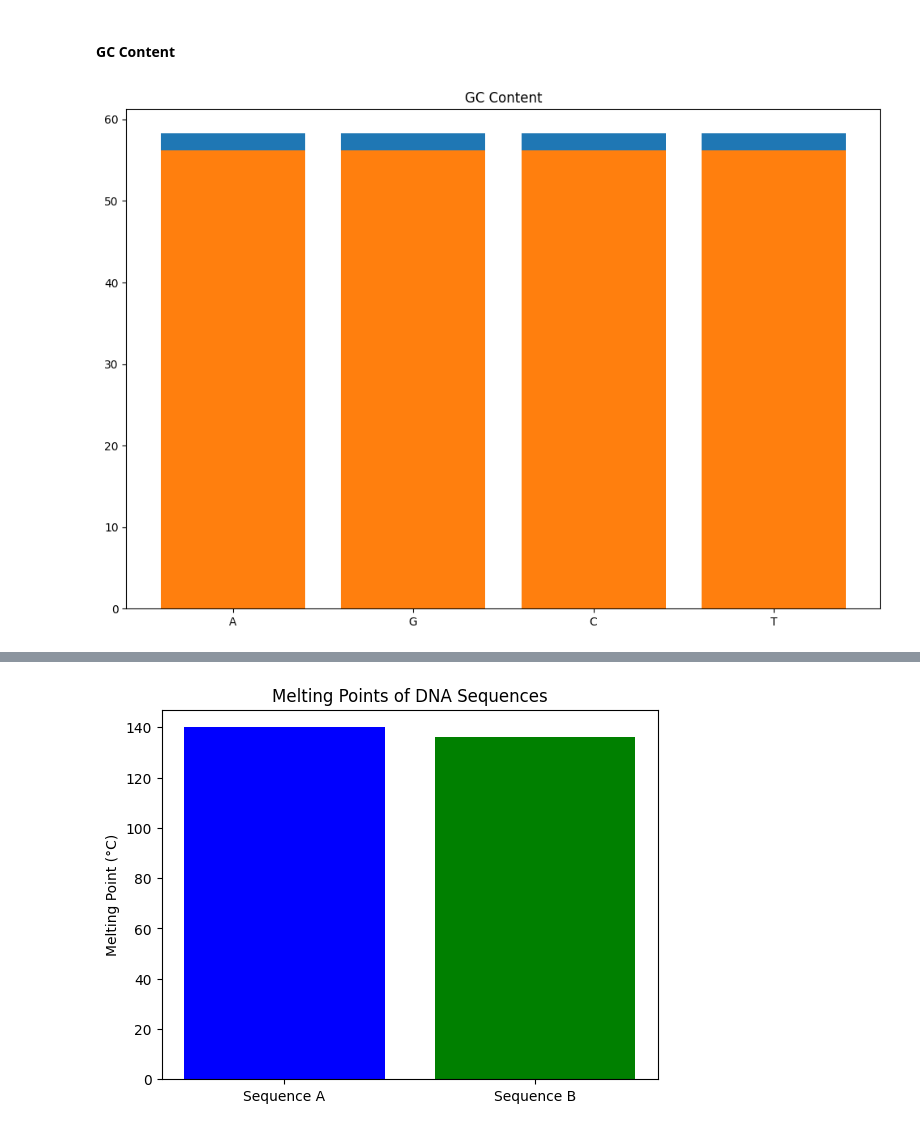
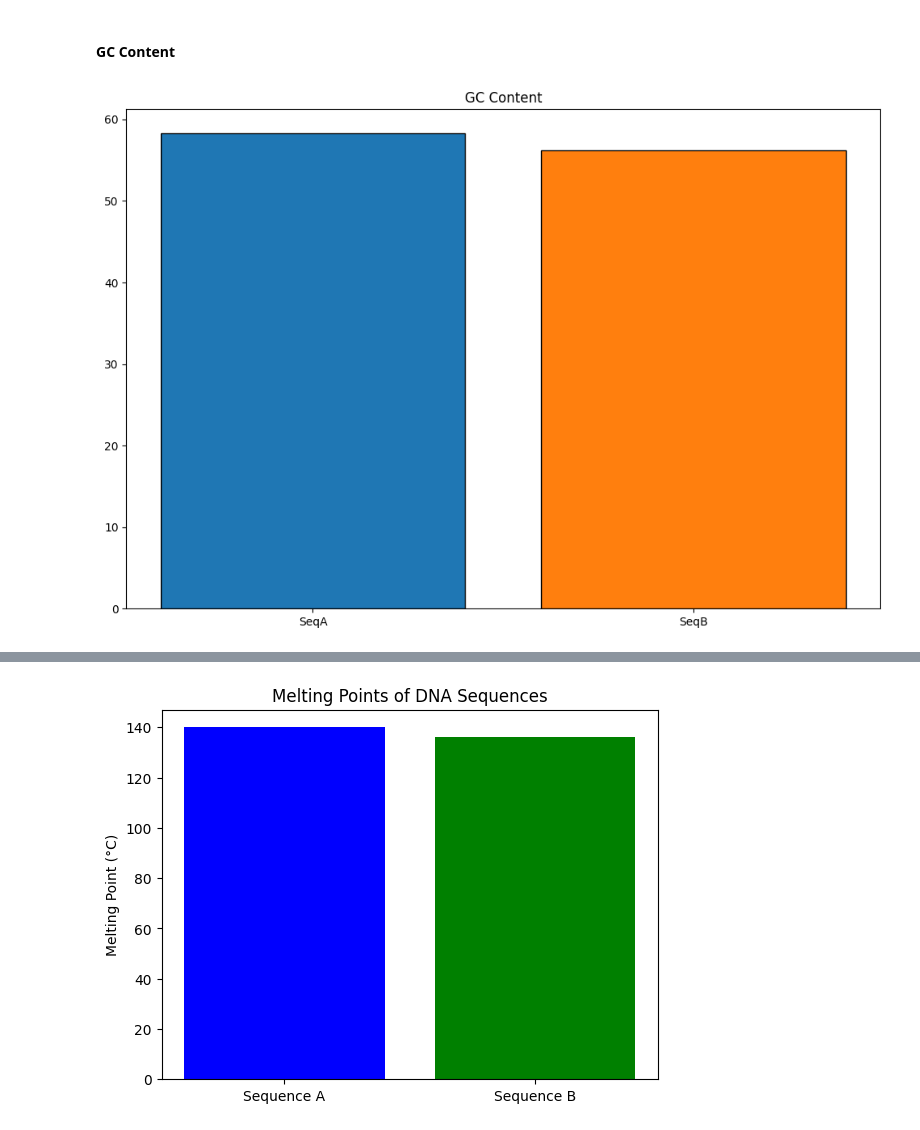
Before and after one commit to JonathanSuryaS/CompBio-Exercise, a Jupyter notebook: 2.ipynb, the cells around one changed output, grey strips where cells are left out. Cells and saved outputs as stored; diff of their text form; code cells hidden in the pictures.

```diff
--- a/2.ipynb
+++ b/2.ipynb
@@ -122,8 +101,8 @@ TypeError: bar() missing 2 required positional arguments: 'x' and 'height'
 # %%
 plt.figure(figsize=(12, 8))
 plt.title('GC Content')
-plt.bar(x = SeqA, height=GC(SeqA)*100)
-plt.bar(x = SeqB, height=GC(SeqB)*100)
+plt.bar(x = 'SeqA', height=GC(SeqA)*100, edgecolor = 'black')
+plt.bar(x = 'SeqB', height=GC(SeqB)*100, edgecolor = 'black')
 plt.show()
 # %% [output]
-[figure, old version]
+[figure, new version]
```
Also changed, not shown: parts of 5 cells of this notebook, 4 other files.
